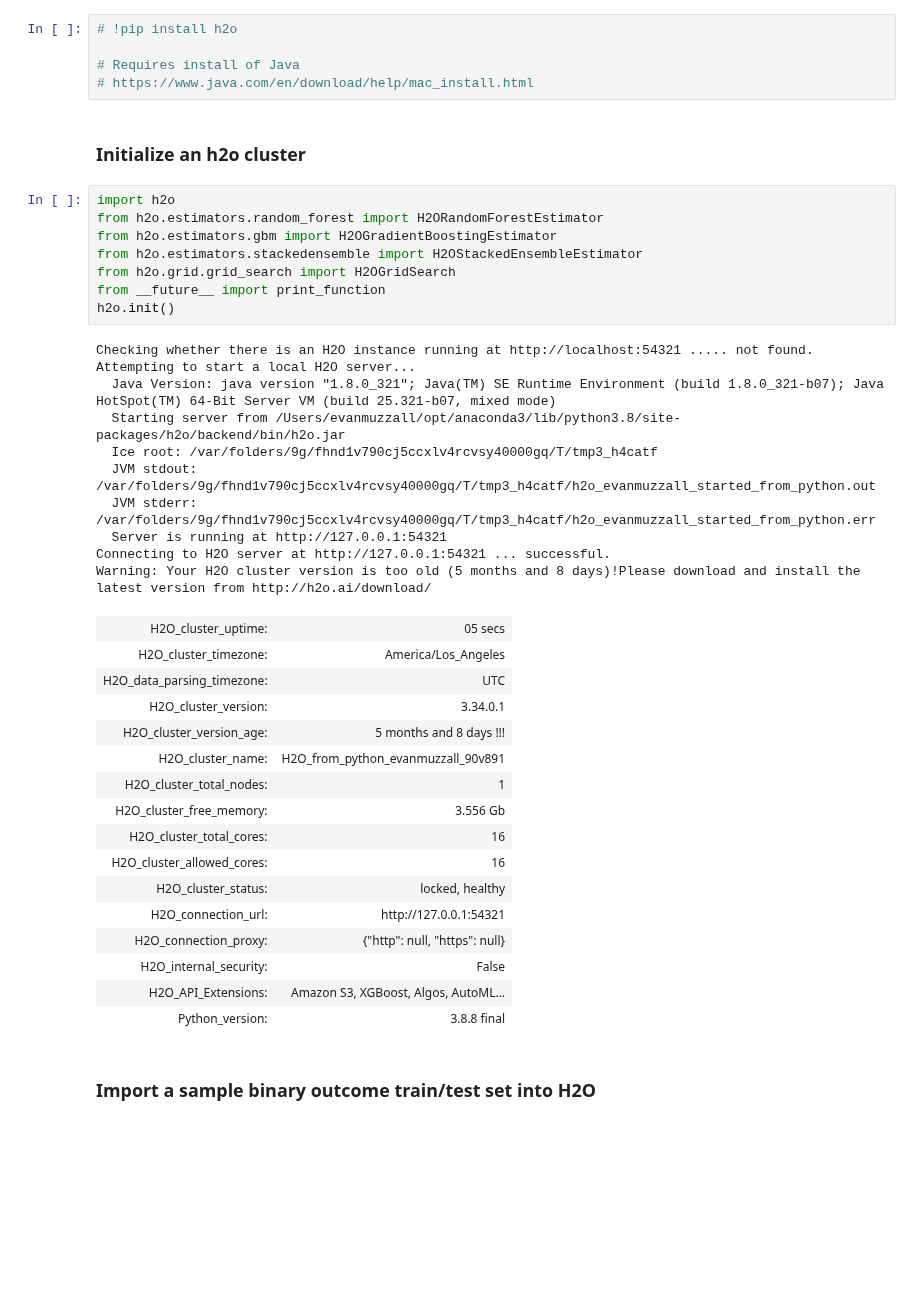
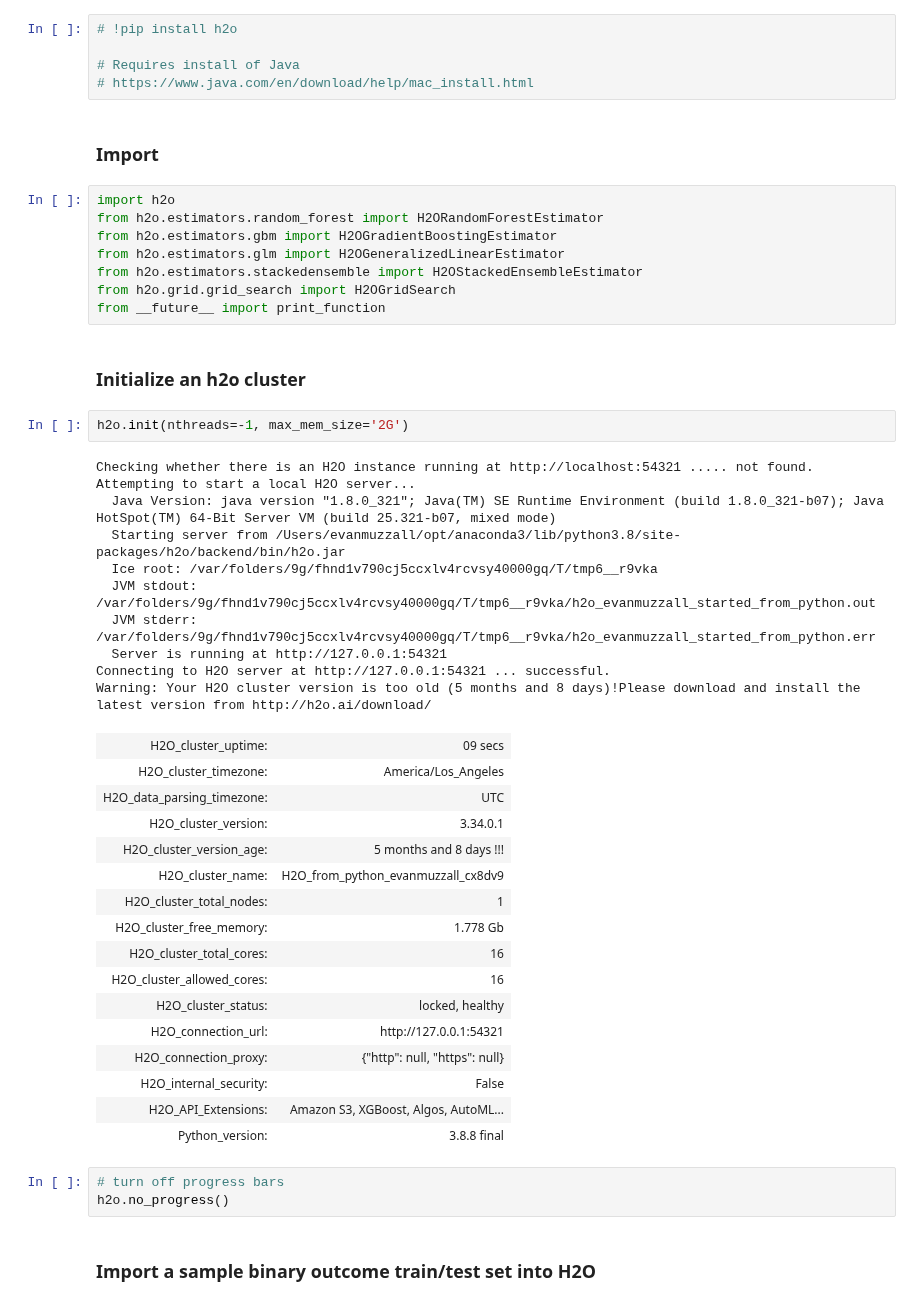
Before and after one commit to EastBayEv/SSDS-TAML, a Jupyter notebook: _build/jupyter_execute/winter2022/Chapter5.ipynb, the cells around one changed output. Saved outputs shown, nothing was run; the diff lists cells and outputs as text; blank space fills up the shorter version.

```diff
--- a/_build/jupyter_execute/winter2022/Chapter5.ipynb
+++ b/_build/jupyter_execute/winter2022/Chapter5.ipynb
@@ -51,35 +50,39 @@ Use machine learning ensembles to detect whether or not (simulated) particle col
 
 # Requires install of Java
 # https://www.java.com/en/download/help/mac_install.html
-# %% [markdown]
-### Initialize an h2o cluster
+# %% [markdown]
+### Import
+# %%
+import h2o
+from h2o.estimators.random_forest import H2ORandomForestEstimator
+from h2o.estimators.gbm import H2OGradientBoostingEstimator
+from h2o.estimators.glm import H2OGeneralizedLinearEstimator
+from h2o.estimators.stackedensemble import H2OStackedEnsembleEstimator
+from h2o.grid.grid_search import H2OGridSearch
+from __future__ import print_function
+# %% [markdown]
+### Initialize an h2o cluster
 # %%
-import h2o
-from h2o.estimators.random_forest import H2ORandomForestEstimator
-from h2o.estimators.gbm import H2OGradientBoostingEstimator
-from h2o.estimators.stackedensemble import H2OStackedEnsembleEstimator
-from h2o.grid.grid_search import H2OGridSearch
-from __future__ import print_function
-h2o.init()
+h2o.init(nthreads=-1, max_mem_size='2G')
 # %% [output]
 Checking whether there is an H2O instance running at http://localhost:54321 ..... not found.
 Attempting to start a local H2O server...
   Java Version: java version "1.8.0_321"; Java(TM) SE Runtime Environment (build 1.8.0_321-b07); Java HotSpot(TM) 64-Bit Server VM (build 25.321-b07, mixed mode)
   Starting server from /Users/evanmuzzall/opt/anaconda3/lib/python3.8/site-packages/h2o/backend/bin/h2o.jar
-  Ice root: /var/folders/9g/fhnd1v790cj5ccxlv4rcvsy40000gq/T/tmp3_h4catf
-  JVM stdout: /var/folders/9g/fhnd1v790cj5ccxlv4rcvsy40000gq/T/tmp3_h4catf/h2o_evanmuzzall_started_from_python.out
-  JVM stderr: /var/folders/9g/fhnd1v790cj5ccxlv4rcvsy40000gq/T/tmp3_h4catf/h2o_evanmuzzall_started_from_python.err
+  Ice root: /var/folders/9g/fhnd1v790cj5ccxlv4rcvsy40000gq/T/tmp6__r9vka
+  JVM stdout: /var/folders/9g/fhnd1v790cj5ccxlv4rcvsy40000gq/T/tmp6__r9vka/h2o_evanmuzzall_started_from_python.out
+  JVM stderr: /var/folders/9g/fhnd1v790cj5ccxlv4rcvsy40000gq/T/tmp6__r9vka/h2o_evanmuzzall_started_from_python.err
   Server is running at http://127.0.0.1:54321
 Connecting to H2O server at http://127.0.0.1:54321 ... successful.
 Warning: Your H2O cluster version is too old (5 months and 8 days)!Please download and install the latest version from http://h2o.ai/download/
-| H2O_cluster_uptime: | 05 secs |
+| H2O_cluster_uptime: | 09 secs |
 | H2O_cluster_timezone: | America/Los_Angeles |
 | H2O_data_parsing_timezone: | UTC |
 | H2O_cluster_version: | 3.34.0.1 |
 | H2O_cluster_version_age: | 5 months and 8 days !!! |
-| H2O_cluster_name: | H2O_from_python_evanmuzzall_90v891 |
+| H2O_cluster_name: | H2O_from_python_evanmuzzall_cx8dv9 |
 | H2O_cluster_total_nodes: | 1 |
-| H2O_cluster_free_memory: | 3.556 Gb |
+| H2O_cluster_free_memory: | 1.778 Gb |
 | H2O_cluster_total_cores: | 16 |
 | H2O_cluster_allowed_cores: | 16 |
 | H2O_cluster_status: | locked, healthy |
@@ -88,6 +91,9 @@ Warning: Your H2O cluster version is too old (5 months and 8 days)!Please downlo
 | H2O_internal_security: | False |
 | H2O_API_Extensions: | Amazon S3, XGBoost, Algos, AutoML... |
 | Python_version: | 3.8.8 final |
+# %%
+# turn off progress bars
+h2o.no_progress()
 # %% [markdown]
 ### Import a sample binary outcome train/test set into H2O
 # %%
```
Also changed, not shown: parts of 36 cells of this notebook, 10 other files.
